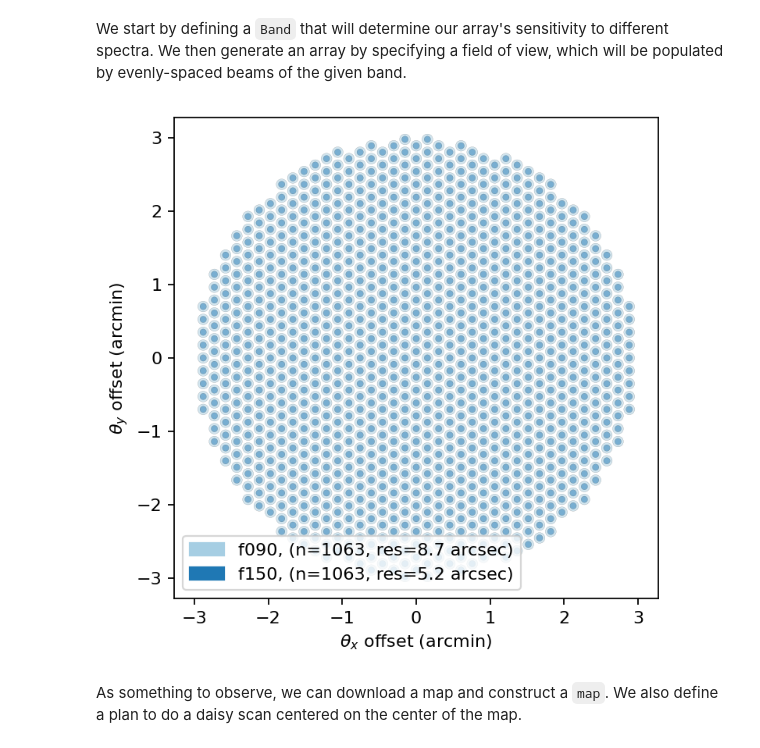
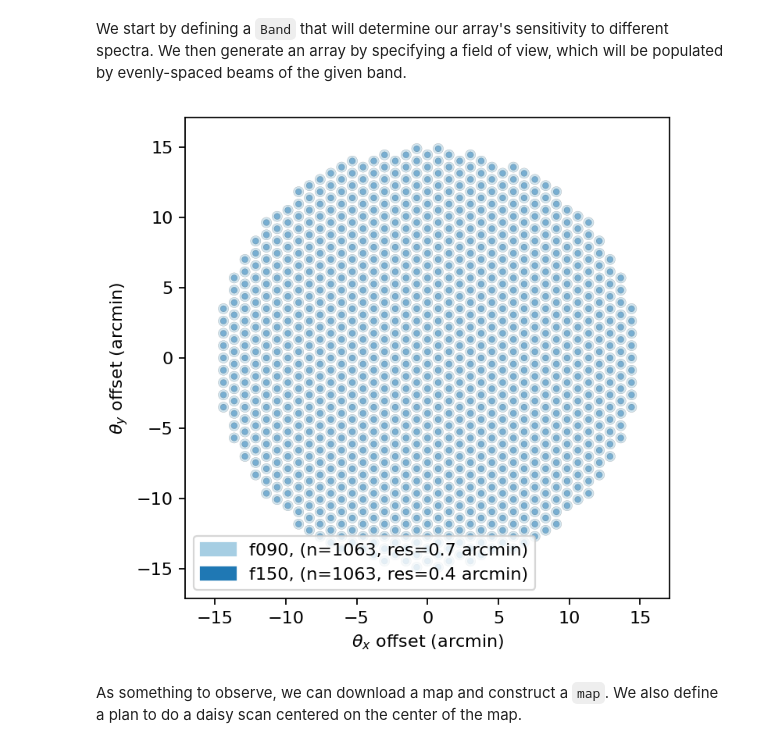
Before and after one commit to thomaswmorris/maria, a Jupyter notebook: docs/source/tutorials/custom-map-simulations.ipynb, the cells around one changed output. Drawn from its saved outputs; the diff is of its cells as text; code cells hidden in the pictures.

```diff
--- a/docs/source/tutorials/custom-map-simulations.ipynb
+++ b/docs/source/tutorials/custom-map-simulations.ipynb
@@ -10,19 +10,22 @@ from maria.instrument import Band
 
 f090 = Band(center=90, # in GHz
             width=20,
-            sensitivity=3e-5) # in K sqrt(s)
+            sensitivity=3e-5,
+            gain_error=5e-2) # in K sqrt(s)
 
 f150 = Band(center=150,
             width=30,
-            sensitivity=5e-5)
+            sensitivity=5e-5,
+            knee=1e0,
+            gain_error=1e-1)
 # %%
-array = {"field_of_view": 0.1, "bands": [f090, f150]}
+array = {"field_of_view": 0.5, "primary_size": 20, "bands": [f090, f150]}
 
-instrument = maria.get_instrument(array=array, primary_size=100)
+instrument = maria.get_instrument(array=array)
 
 instrument.plot()
 # %% [output]
-[figure, old version]
+[figure, new version]
 # %% [markdown]
 As something to observe, we can download a map and construct a `map`. We also define a plan to do a daisy scan centered on the center of the map.
 # %%
```
Also changed, not shown: parts of 7 cells of this notebook, 3 other files.
